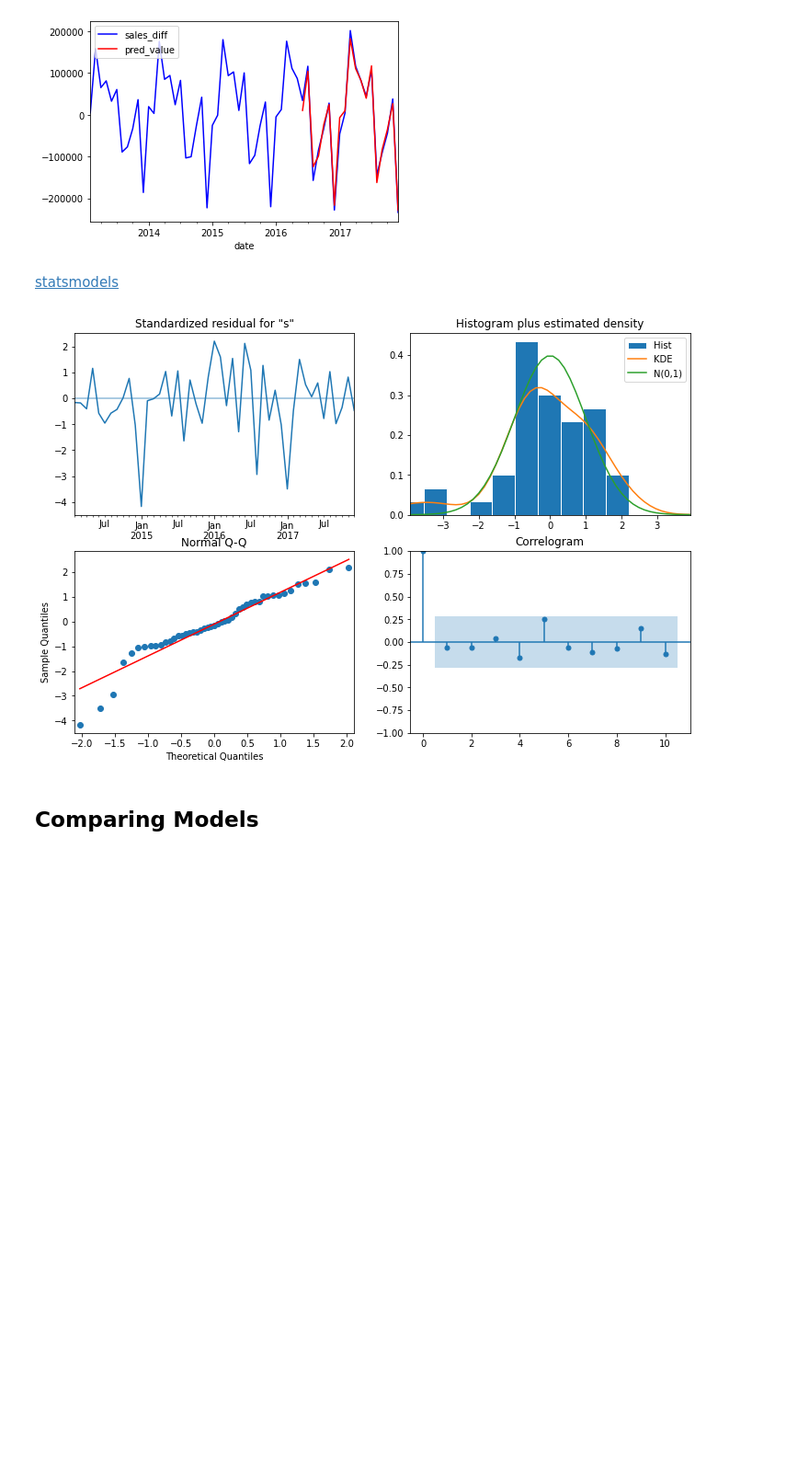
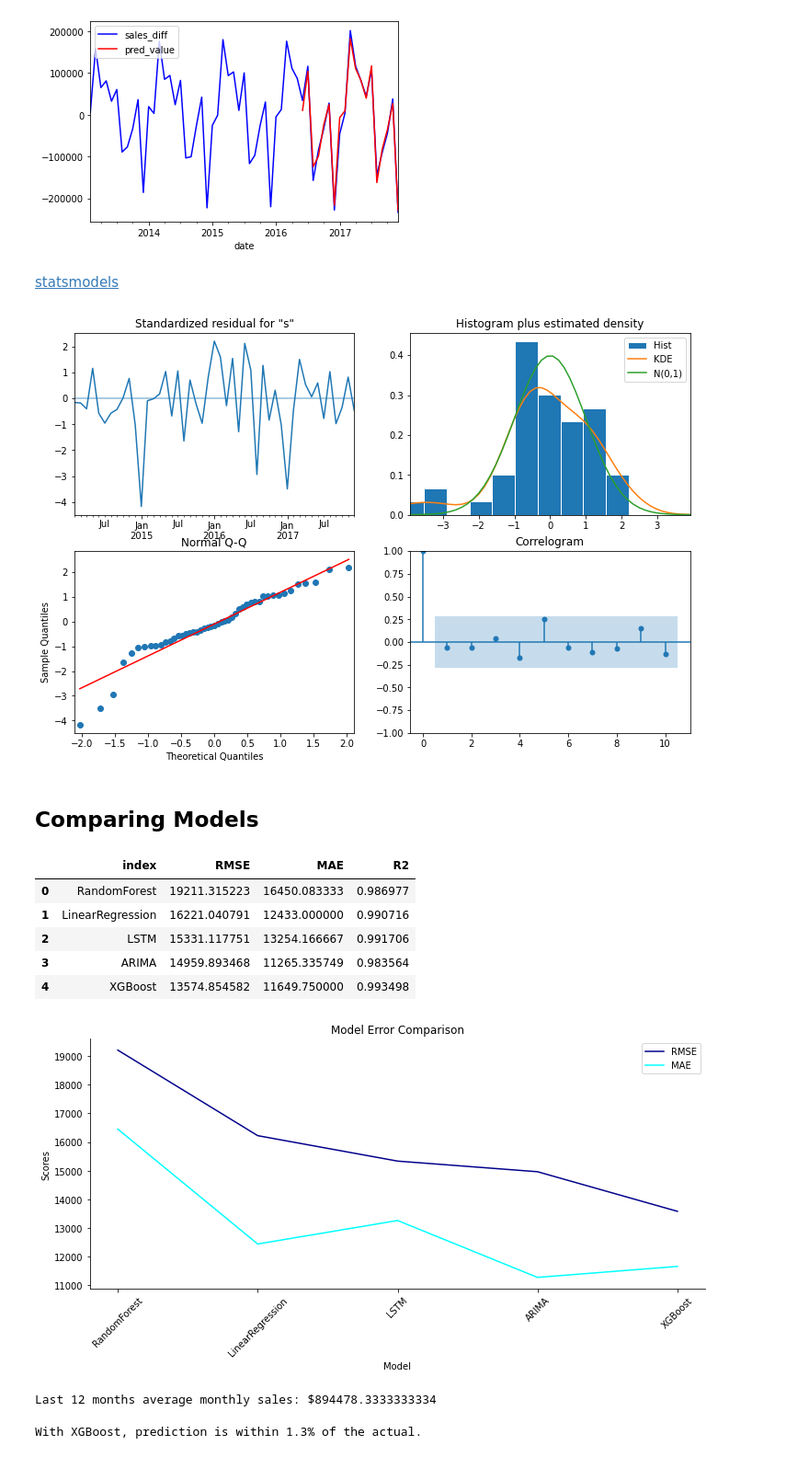
Before and after one commit to badl7/Forecasting_future_sales, a Jupyter notebook: forecasting-future-sales-using-machine-learning.ipynb, the cells around one changed output. Shown: that part at 92% size. Cells and saved outputs as stored; diff of their text form; code cells hidden in the pictures; blank space fills up the shorter version.

Commit message:
results

```diff
--- a/forecasting-future-sales-using-machine-learning.ipynb
+++ b/forecasting-future-sales-using-machine-learning.ipynb
@@ -865,2 +869,53 @@ sar.plot_diagnostics(figsize=(12, 8));
 # %% [markdown]
 ## **Comparing Models**
+# %%
+def create_results_df():
+    results_dict = pickle.load(open("model_scores.p", "rb"))
+
+    results_dict.update(pickle.load(open("ARIMAmodel_scores.p", "rb")))
+
+    results_df = pd.DataFrame.from_dict(results_dict, orient='index',
+                                        columns=['RMSE', 'MAE','R2'])
+
+    results_df = results_df.sort_values(by='RMSE', ascending=False).reset_index()
+
+
+    fig, ax = plt.subplots(figsize=(12, 5))
+    sns.lineplot(np.arange(len(results_df)), 'RMSE', data=results_df, ax=ax,
+                 label='RMSE', color='darkblue')
+    sns.lineplot(np.arange(len(results_df)), 'MAE', data=results_df, ax=ax,
+                 label='MAE', color='Cyan')
+
+    plt.xticks(np.arange(len(results_df)),rotation=45)
+    ax.set_xticklabels(results_df['index'])
+    ax.set(xlabel = "Model",
+           ylabel = "Scores",
+           title = "Model Error Comparison")
+    sns.despine()
+
+    plt.savefig(f'./model_output/compare_models.png')
+
+    return results_df
+# %%
+results = create_results_df()
+results
+# %% [output]
+|  | index | RMSE | MAE | R2 |
+| 0 | RandomForest | 19211.315223 | 16450.083333 | 0.986977 |
+| 1 | LinearRegression | 16221.040791 | 12433.000000 | 0.990716 |
+| 2 | LSTM | 15331.117751 | 13254.166667 | 0.991706 |
+| 3 | ARIMA | 14959.893468 | 11265.335749 | 0.983564 |
+| 4 | XGBoost | 13574.854582 | 11649.750000 | 0.993498 |
+[figure, added]
+# %%
+avarage_12months()
+# %% [output]
+Last 12 months average monthly sales: $894478.3333333334
+# %%
+average = 894478.3333333334
+XGBoost = results.MAE.values[4]
+percentage_off = round(XGBoost/average*100,2)
+
+print(f"With XGBoost, prediction is within {percentage_off}% of the actual.")
+# %% [output]
+With XGBoost, prediction is within 1.3% of the actual.
```
Also changed, not shown: parts of 4 cells of this notebook.
